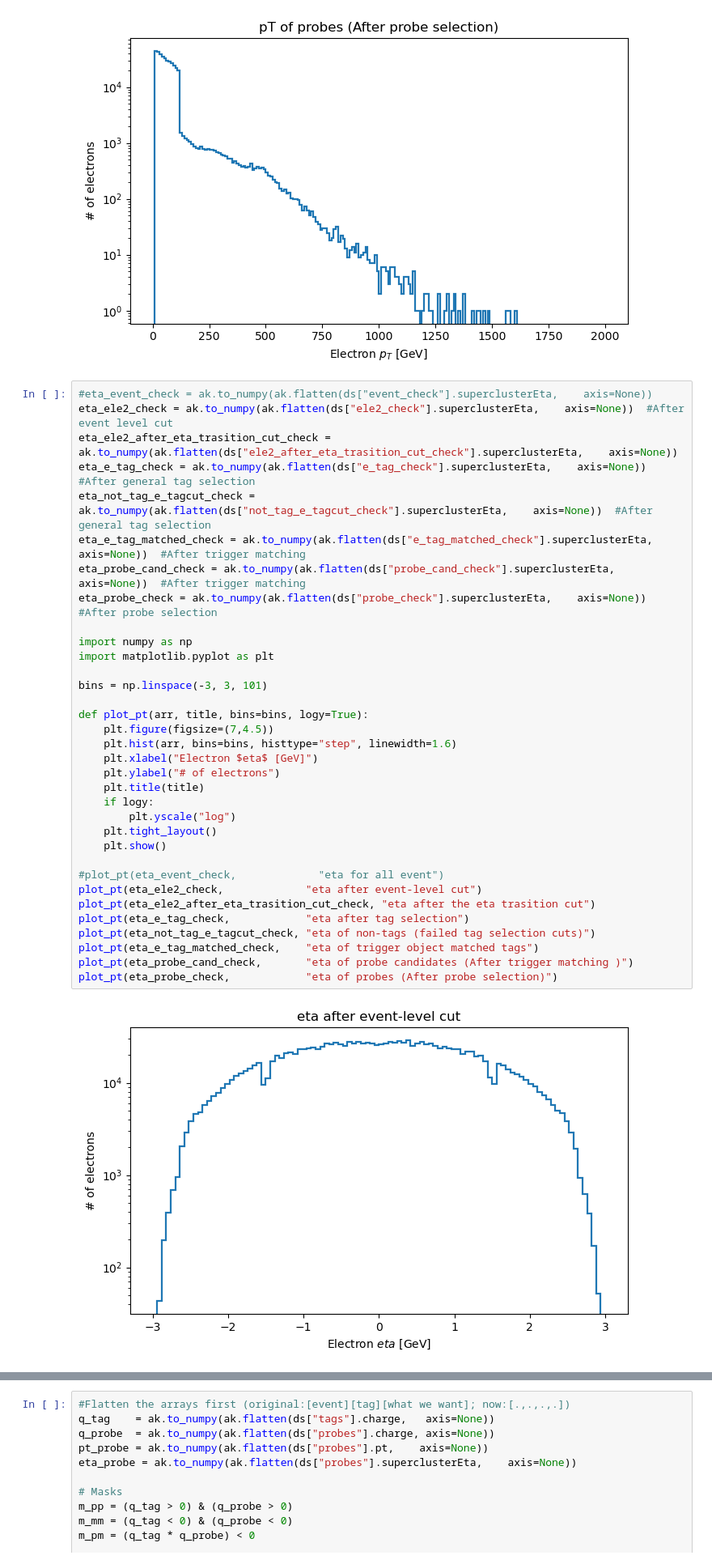
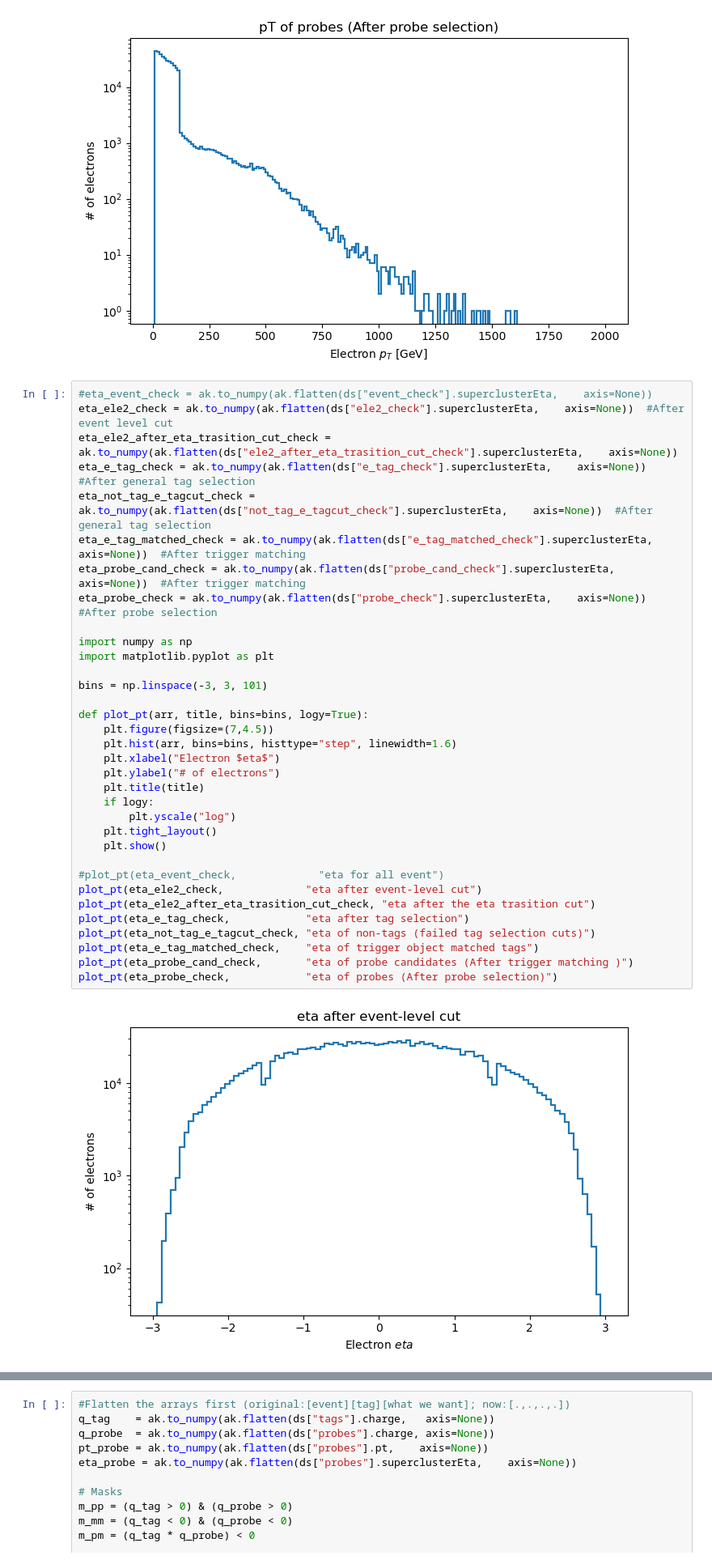
Before and after one commit to XinyiXu03/CMS_Suu_charge_misID, a Jupyter notebook: fraction_distribution_plot_09_21 .ipynb, the cells around one changed output, grey strips where cells are left out. Shown at 81% size. Saved outputs shown, nothing was run; the diff lists cells and outputs as text.

Commit message:
change plotting format

```diff
--- a/fraction_distribution_plot_09_21 .ipynb
+++ b/fraction_distribution_plot_09_21 .ipynb
@@ -339,32 +341,32 @@ eta_ele2_after_eta_trasition_cut_check = ak.to_numpy(ak.flatten(ds["ele2_after_e
 eta_e_tag_check = ak.to_numpy(ak.flatten(ds["e_tag_check"].superclusterEta,    axis=None))  #After general tag selection
 eta_not_tag_e_tagcut_check = ak.to_numpy(ak.flatten(ds["not_tag_e_tagcut_check"].superclusterEta,    axis=None))  #After general tag selection
 eta_e_tag_matched_check = ak.to_numpy(ak.flatten(ds["e_tag_matched_check"].superclusterEta,    axis=None))  #After trigger matching
 eta_probe_cand_check = ak.to_numpy(ak.flatten(ds["probe_cand_check"].superclusterEta,    axis=None))  #After trigger matching
 eta_probe_check = ak.to_numpy(ak.flatten(ds["probe_check"].superclusterEta,    axis=None))  #After probe selection
 
 import numpy as np
 import matplotlib.pyplot as plt
 
 bins = np.linspace(-3, 3, 101)
 
 def plot_pt(arr, title, bins=bins, logy=True):
     plt.figure(figsize=(7,4.5))
     plt.hist(arr, bins=bins, histtype="step", linewidth=1.6)
-    plt.xlabel("Electron $eta$ [GeV]")
+    plt.xlabel("Electron $eta$")
     plt.ylabel("# of electrons")
     plt.title(title)
     if logy:
         plt.yscale("log")
     plt.tight_layout()
     plt.show()
 
 #plot_pt(eta_event_check,             "eta for all event")
 plot_pt(eta_ele2_check,             "eta after event-level cut")
 plot_pt(eta_ele2_after_eta_trasition_cut_check, "eta after the eta trasition cut")
 plot_pt(eta_e_tag_check,            "eta after tag selection")
 plot_pt(eta_not_tag_e_tagcut_check, "eta of non-tags (failed tag selection cuts)")
 plot_pt(eta_e_tag_matched_check,    "eta of trigger object matched tags")
 plot_pt(eta_probe_cand_check,       "eta of probe candidates (After trigger matching )")
 plot_pt(eta_probe_check,            "eta of probes (After probe selection)")
 # %% [output]
-[figure, old version]
+[figure, new version]
```
Also changed, not shown: parts of 2 cells of this notebook.
